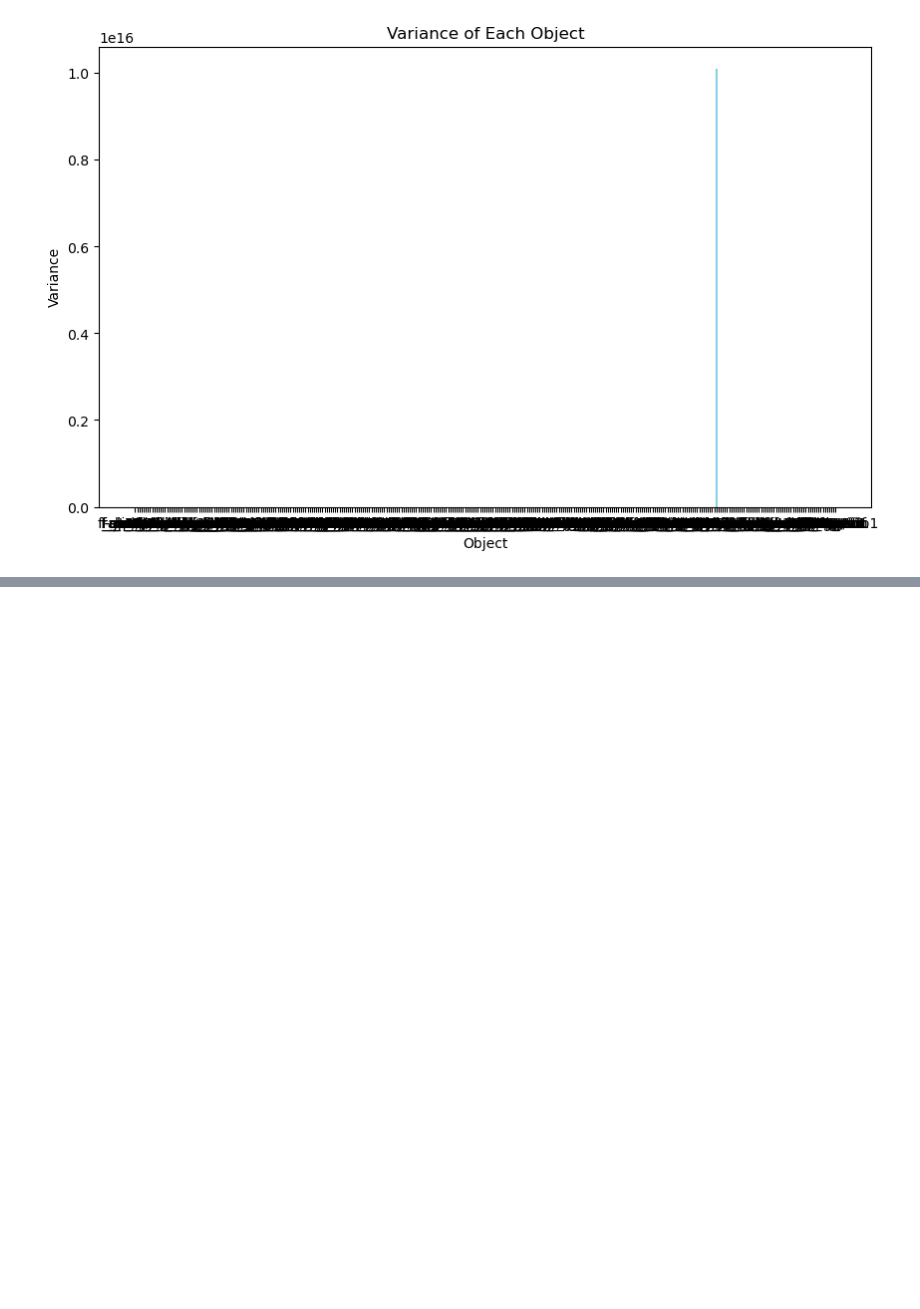
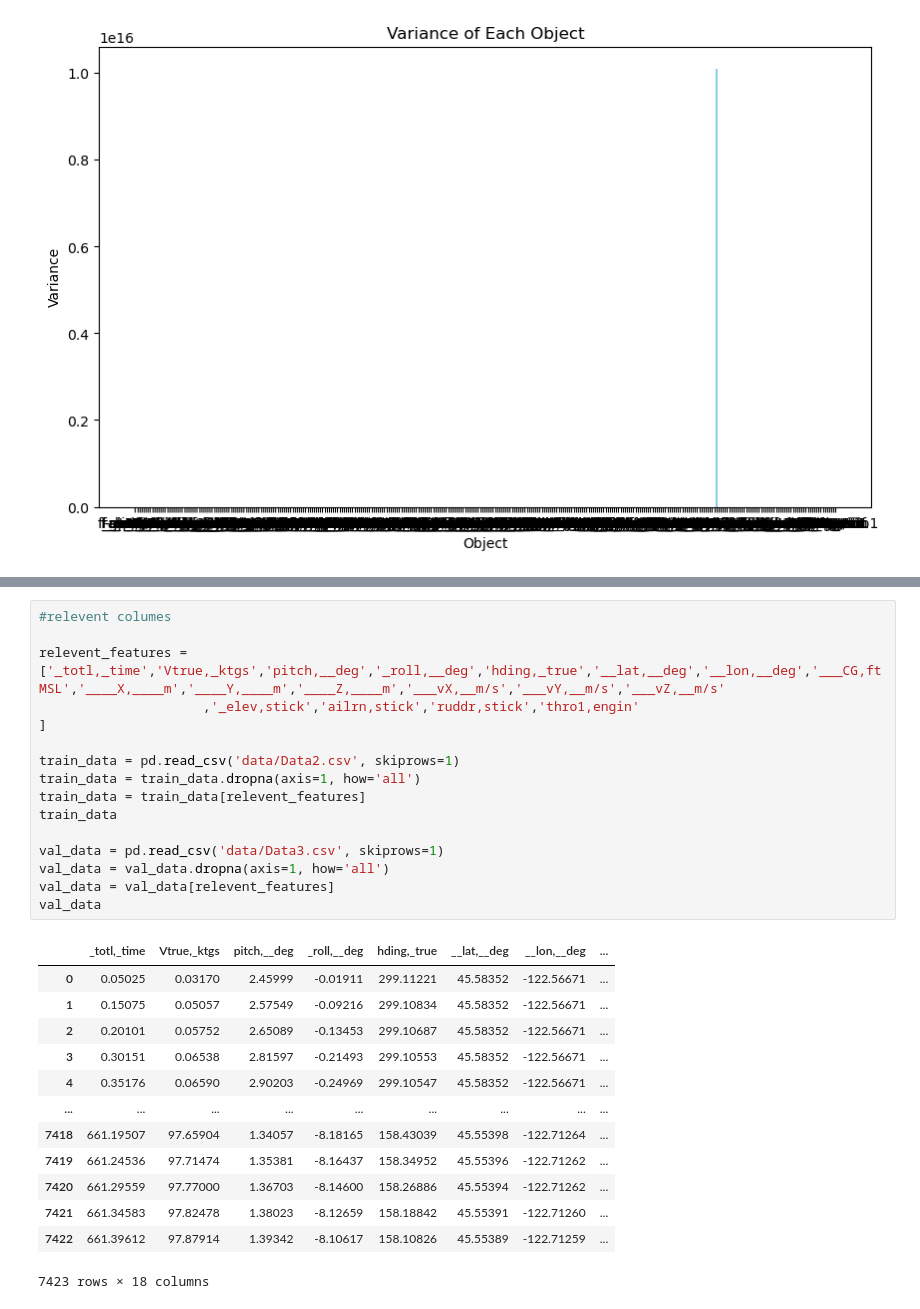
Before and after one commit to Peridan9/PINN-module-for-aircraft-simulator, a Jupyter notebook: PinnProject.ipynb, the cells around one changed output, grey strips where cells are left out. Cells and saved outputs as stored; diff of their text form; blank space fills up the shorter version.

```diff
--- a/PinnProject.ipynb
+++ b/PinnProject.ipynb
@@ -179,0 +226,30 @@ plt.show()
+# %%
+#relevent columes
+
+relevent_features = ['_totl,_time','Vtrue,_ktgs','pitch,__deg','_roll,__deg','hding,_true','__lat,__deg','__lon,__deg','___CG,ftMSL','____X,____m','____Y,____m','____Z,____m','___vX,__m/s','___vY,__m/s','___vZ,__m/s'
+                     ,'_elev,stick','ailrn,stick','ruddr,stick','thro1,engin'
+]
+
+train_data = pd.read_csv('data/Data2.csv', skiprows=1)
+train_data = train_data.dropna(axis=1, how='all')
+train_data = train_data[relevent_features]
+train_data
+
+val_data = pd.read_csv('data/Data3.csv', skiprows=1)
+val_data = val_data.dropna(axis=1, how='all')
+val_data = val_data[relevent_features]
+val_data
+# %% [output]
+|  | _totl,_time | Vtrue,_ktgs | pitch,__deg | _roll,__deg | hding,_true | __lat,__deg | __lon,__deg | ... |
+| 0 | 0.05025 | 0.03170 | 2.45999 | -0.01911 | 299.11221 | 45.58352 | -122.56671 | ... |
+| 1 | 0.15075 | 0.05057 | 2.57549 | -0.09216 | 299.10834 | 45.58352 | -122.56671 | ... |
+| 2 | 0.20101 | 0.05752 | 2.65089 | -0.13453 | 299.10687 | 45.58352 | -122.56671 | ... |
+| 3 | 0.30151 | 0.06538 | 2.81597 | -0.21493 | 299.10553 | 45.58352 | -122.56671 | ... |
+| 4 | 0.35176 | 0.06590 | 2.90203 | -0.24969 | 299.10547 | 45.58352 | -122.56671 | ... |
+| ... | ... | ... | ... | ... | ... | ... | ... | ... |
+| 7418 | 661.19507 | 97.65904 | 1.34057 | -8.18165 | 158.43039 | 45.55398 | -122.71264 | ... |
+| 7419 | 661.24536 | 97.71474 | 1.35381 | -8.16437 | 158.34952 | 45.55396 | -122.71262 | ... |
+| 7420 | 661.29559 | 97.77000 | 1.36703 | -8.14600 | 158.26886 | 45.55394 | -122.71262 | ... |
+| 7421 | 661.34583 | 97.82478 | 1.38023 | -8.12659 | 158.18842 | 45.55391 | -122.71260 | ... |
+| 7422 | 661.39612 | 97.87914 | 1.39342 | -8.10617 | 158.10826 | 45.55389 | -122.71259 | ... |
+7423 rows × 18 columns
```
Also changed, not shown: parts of 16 cells of this notebook, 2 other files.
